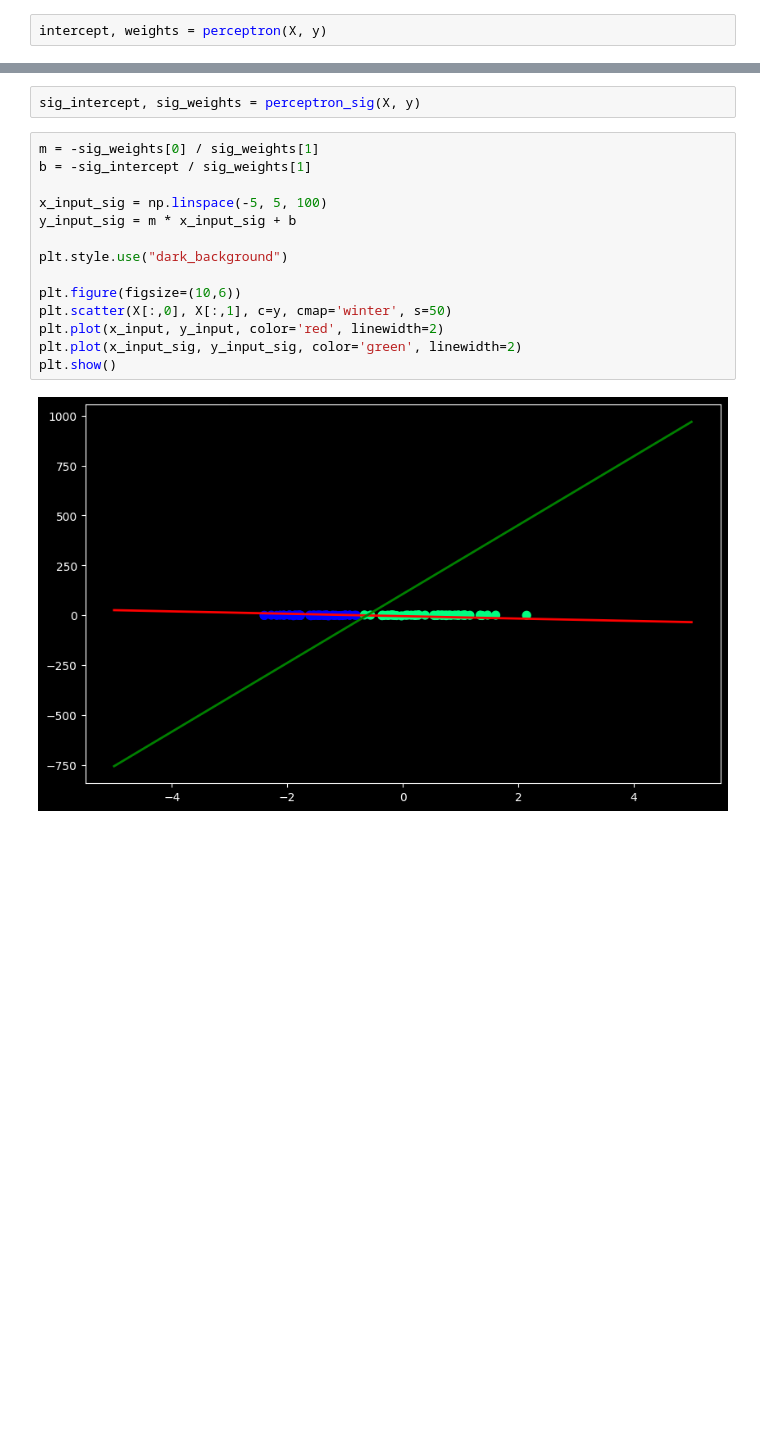
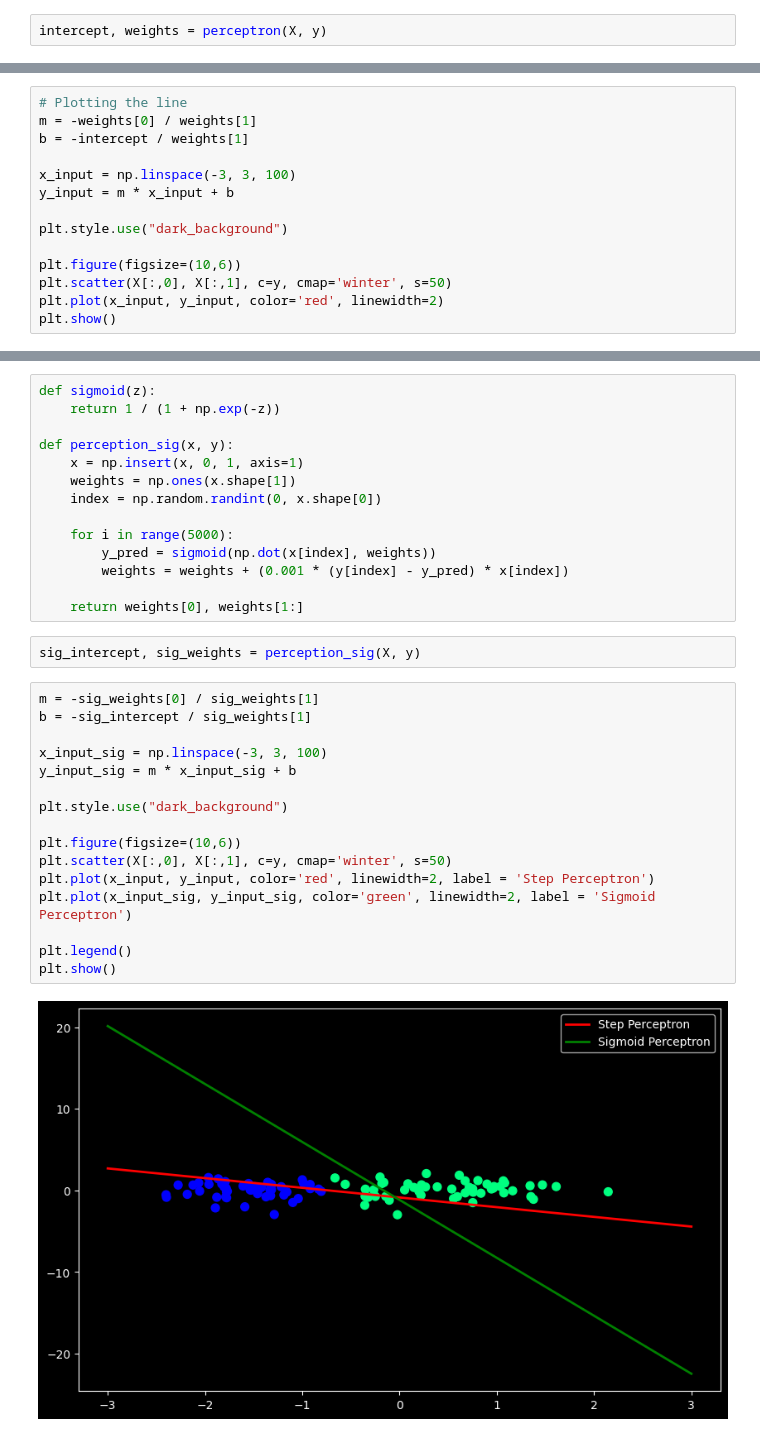
Before and after one commit to SumanGouda/Scikit-Learn-, a Jupyter notebook: LOGISTIC REGRESSION/intro.ipynb, the cells around one changed output, grey strips where cells are left out. Saved outputs shown, nothing was run; the diff lists cells and outputs as text; blank space fills up the shorter version.

```diff
--- a/LOGISTIC REGRESSION/intro.ipynb
+++ b/LOGISTIC REGRESSION/intro.ipynb
@@ -62,0 +50,14 @@ plt.show()
+# %%
+# Plotting the line
+m = -weights[0] / weights[1]
+b = -intercept / weights[1]
+
+x_input = np.linspace(-3, 3, 100)
+y_input = m * x_input + b
+
+plt.style.use("dark_background")
+
+plt.figure(figsize=(10,6))
+plt.scatter(X[:,0], X[:,1], c=y, cmap='winter', s=50)
+plt.plot(x_input, y_input, color='red', linewidth=2)
+plt.show()
@@ -81,18 +68,34 @@ def perceptron_sig(X, y):
+# %%
+def sigmoid(z):
+    return 1 / (1 + np.exp(-z))
+
+def perception_sig(x, y):
+    x = np.insert(x, 0, 1, axis=1)
+    weights = np.ones(x.shape[1])
+    index = np.random.randint(0, x.shape[0])
+
+    for i in range(5000):
+        y_pred = sigmoid(np.dot(x[index], weights))
+        weights = weights + (0.001 * (y[index] - y_pred) * x[index])
+
+    return weights[0], weights[1:]
 # %%
-sig_intercept, sig_weights = perceptron_sig(X, y)
+sig_intercept, sig_weights = perception_sig(X, y)
 # %%
 m = -sig_weights[0] / sig_weights[1]
 b = -sig_intercept / sig_weights[1]
 
-x_input_sig = np.linspace(-5, 5, 100)
+x_input_sig = np.linspace(-3, 3, 100)
 y_input_sig = m * x_input_sig + b
 
 plt.style.use("dark_background")
 
 plt.figure(figsize=(10,6))
 plt.scatter(X[:,0], X[:,1], c=y, cmap='winter', s=50)
-plt.plot(x_input, y_input, color='red', linewidth=2)
-plt.plot(x_input_sig, y_input_sig, color='green', linewidth=2)
+plt.plot(x_input, y_input, color='red', linewidth=2, label = 'Step Perceptron')
+plt.plot(x_input_sig, y_input_sig, color='green', linewidth=2, label = 'Sigmoid Perceptron')
+
+plt.legend()
 plt.show()
 # %% [output]
-[figure, old version]
+[figure, new version]
```
Also changed, not shown: parts of 7 cells of this notebook, 2 other files.
